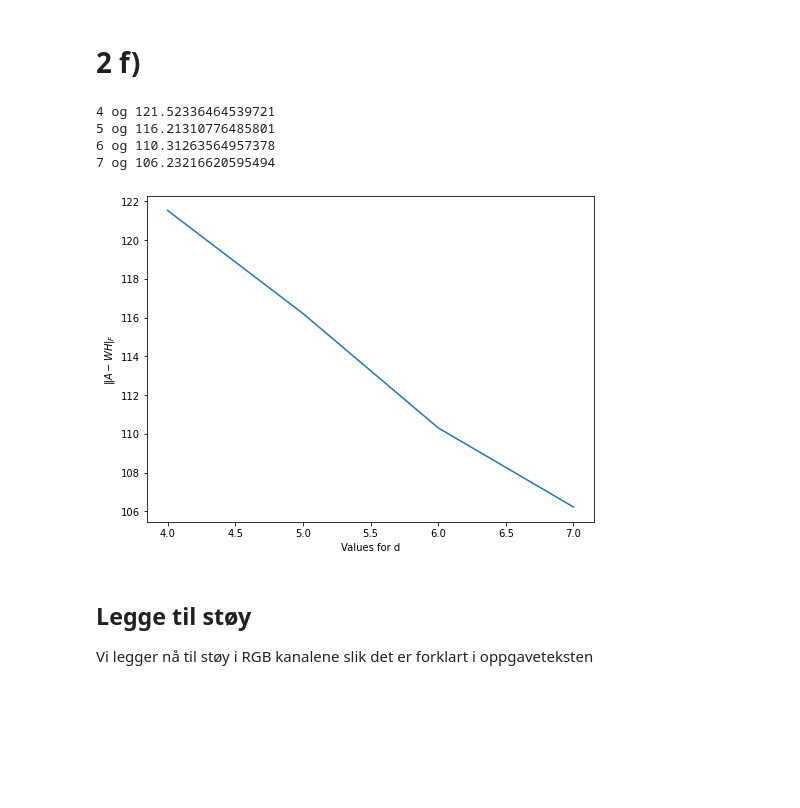
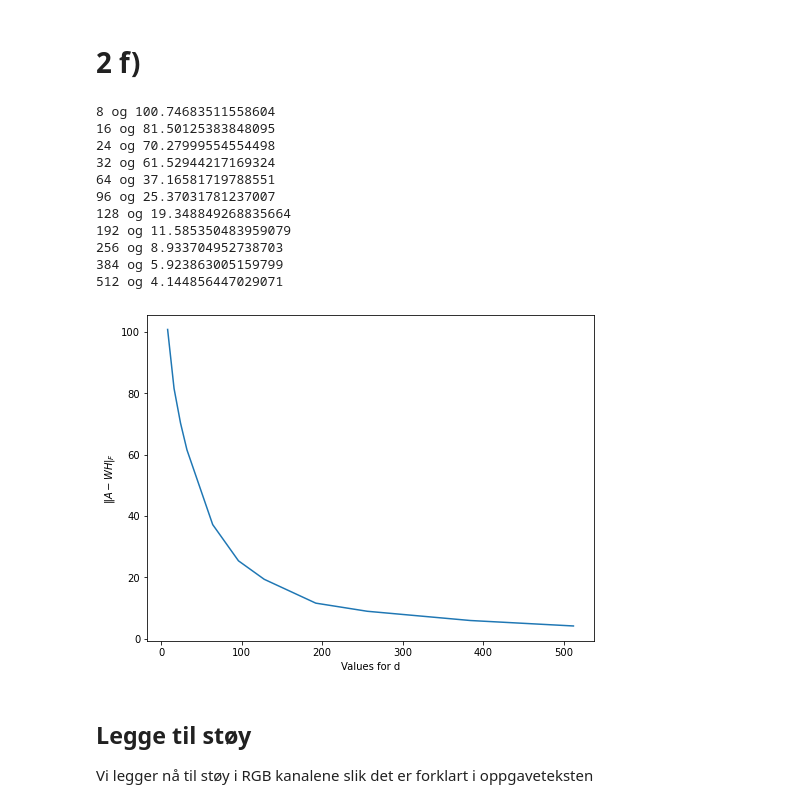
Before and after one commit to LaserGreco/Vitber-Prosjekt-3, a Jupyter notebook: prosjekt3mal.ipynb, the cells around one changed output. Drawn from its saved outputs; the diff is of its cells as text; code cells hidden in the pictures; blank space fills up the shorter version.

```diff
--- a/prosjekt3mal.ipynb
+++ b/prosjekt3mal.ipynb
@@ -326,27 +333,34 @@ plt.show()
 # %% [markdown]
 # 2 f)
 # %%
-differences = np.zeros(4)
-d_vals = np.zeros(4)
-values = [4, 5, 6, 7]
+differences = np.zeros(11)
+d_vals = np.zeros(11)
+values = [8, 16, 24, 32, 64, 96 , 128, 192, 256, 384, 512]
 for count, d in enumerate(values):
     W, H, diff = NMF(faces_reshaped, d)
     differences[count] = diff[-1]
     d_vals[count] = d
     print(f'{d} og {diff[-1]}')
 
 fig=plt.figure(figsize=(8,6))
 plt.plot(d_vals, differences)
 plt.xlabel('Values for d')
 plt.ylabel(r'$\Vert A - WH \vert_{F}$')
 plt.title('')
 plt.show()
 # %% [output]
-4 og 121.52336464539721
-5 og 116.21310776485801
-6 og 110.31263564957378
-7 og 106.23216620595494
+8 og 100.74683511558604
+16 og 81.50125383848095
+24 og 70.27999554554498
+32 og 61.52944217169324
+64 og 37.16581719788551
+96 og 25.37031781237007
+128 og 19.348849268835664
+192 og 11.585350483959079
+256 og 8.933704952738703
+384 og 5.923863005159799
+512 og 4.144856447029071
-[figure, old version]
+[figure, new version]
 # %% [markdown]
 <h2> Legge til støy </h2>
 
```
Also changed, not shown: parts of 14 cells of this notebook.
